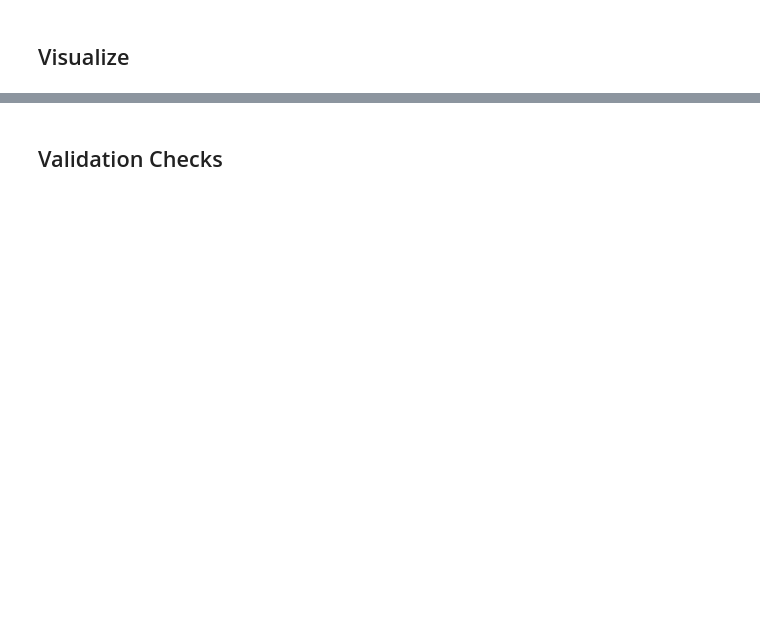
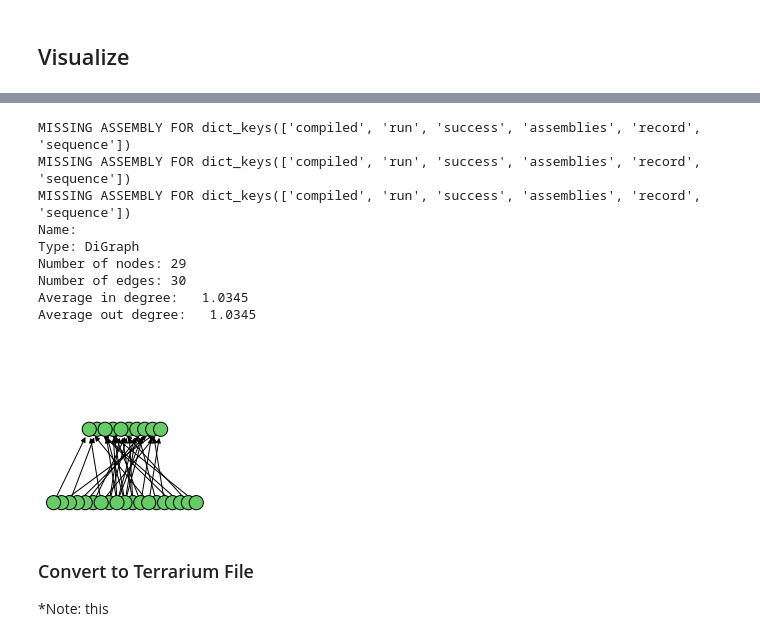
Before and after one commit to jvrana/aqbuildtools, a Jupyter notebook: examples/DASiOutputToAquarium.ipynb, the cells around one changed output, grey strips where cells are left out. Drawn from its saved outputs; the diff is of its cells as text; code cells hidden in the pictures; blank space fills up the shorter version.

```diff
--- a/examples/DASiOutputToAquarium.ipynb
+++ b/examples/DASiOutputToAquarium.ipynb
@@ -294,7 +295,7 @@ from typing import List
 from pydent.models import Sample
 import dictdiffer
 
-def samples_to_dfs(session, samples: List[Sample]):
+def samples_to_dfs(session, samples: List[Sample], project):
     sample_by_st = {}
     with session.with_cache(timeout=60) as sess:
         sess.browser.get(samples, {
@@ -316,7 +317,7 @@ def samples_to_dfs(session, samples: List[Sample]):
 
     data = {}
     for k, v in sample_by_st.items():
-        data[k] = _samples_to_df(v['samples'], v['sample_type'], 'idk')
+        data[k] = _samples_to_df(v['samples'], v['sample_type'], project)
     return data
 
 def _resolve_field_value(fv):
@@ -454,7 +455,7 @@ Updating id: None:Synthesized_PlantTF_2020_Campaign__3681276b
 21 samples need saving
 0 samples need updating
 # %%
-upload_dfs = samples_to_dfs(session, needs_saving)
+upload_dfs = samples_to_dfs(session, needs_saving, project='YG-Four-inducible-plantTF-circuits')
 
 for k, v in upload_dfs.items():
     v.to_csv("Upload_{}.csv".format(k), index=False)
@@ -640,7 +471,0 @@ class SampleRecycler(object):
-# %%
-session = sessions['default']['aquarium']
-
-recycler = SampleRecycler(session)
-
-for s in recycler.trash:
-    print(s.name)
@@ -986,2 +830,0 @@ plt.show()
-# %% [markdown]
-## Validation Checks
@@ -1001,0 +831,47 @@ if exists:
+# %%
+from itertools import product
+
+def resolve_out_to_DAG(out: dict):
+    g = nx.DiGraph()
+
+
+
+    for qk, d in out['designs'].items():
+        if not len(d['assemblies']):
+            print("MISSING ASSEMBLY FOR {}".format(d.keys()))
+            continue
+        reaction_id = d['assemblies'][0]['final_assembly_reaction'][0]
+
+        assembly_reaction = design_out['reactions'][reaction_id]
+
+        in_samples = [out['molecules'][i]['__sample__'] for i in assembly_reaction['inputs']]
+        out_samples = [out['molecules'][i]['__sample__'] for i in assembly_reaction['outputs']]
+
+        for s1, s2 in product(in_samples, out_samples):
+            g.add_edge(s1['name'], s2['name'], reaction_id=reaction_id)
+    return g
+
+with open('design.out.resolved.json', 'r') as f:
+    resolved_out = json.load(f)
+
+resolved_graph = resolve_out_to_DAG(resolved_out)
+print(nx.info(resolved_graph))
+plotter = GraphPlotter(resolved_graph)
+plotter.topological_sort()
+plotter.draw_graph()
+plt.show()
+# %% [output]
+MISSING ASSEMBLY FOR dict_keys(['compiled', 'run', 'success', 'assemblies', 'record', 'sequence'])
+MISSING ASSEMBLY FOR dict_keys(['compiled', 'run', 'success', 'assemblies', 'record', 'sequence'])
+MISSING ASSEMBLY FOR dict_keys(['compiled', 'run', 'success', 'assemblies', 'record', 'sequence'])
+Name:
+Type: DiGraph
+Number of nodes: 29
+Number of edges: 30
+Average in degree:   1.0345
+Average out degree:   1.0345
+[figure, added]
+# %% [markdown]
+### Convert to Terrarium File
+
+*Note: this
```
Also changed, not shown: parts of 20 cells of this notebook, 2 other files.
